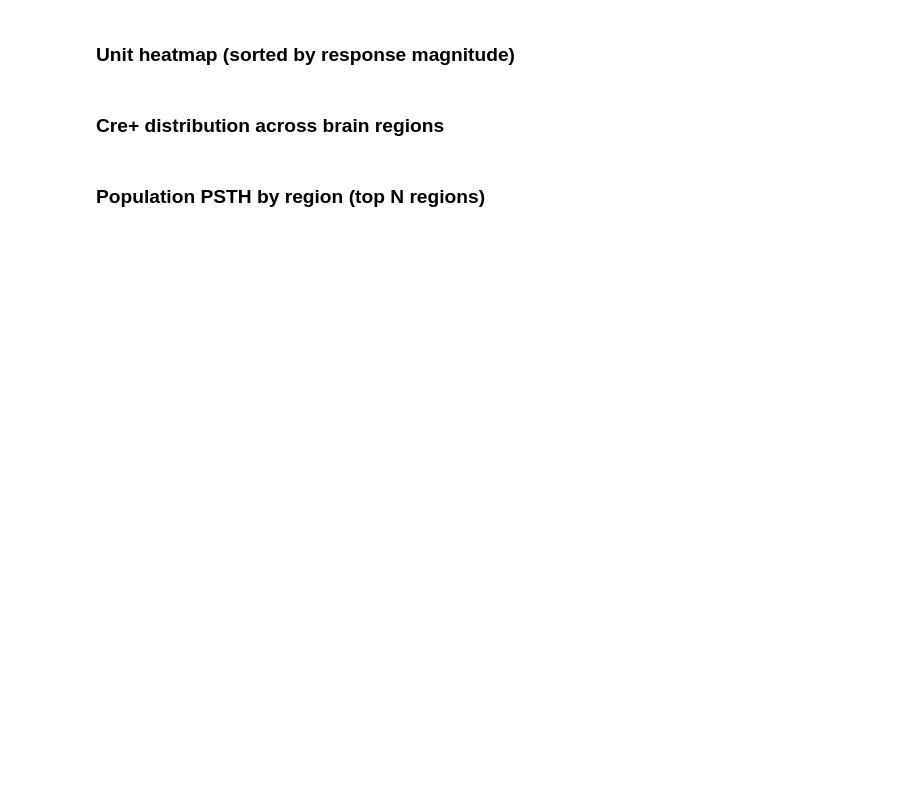
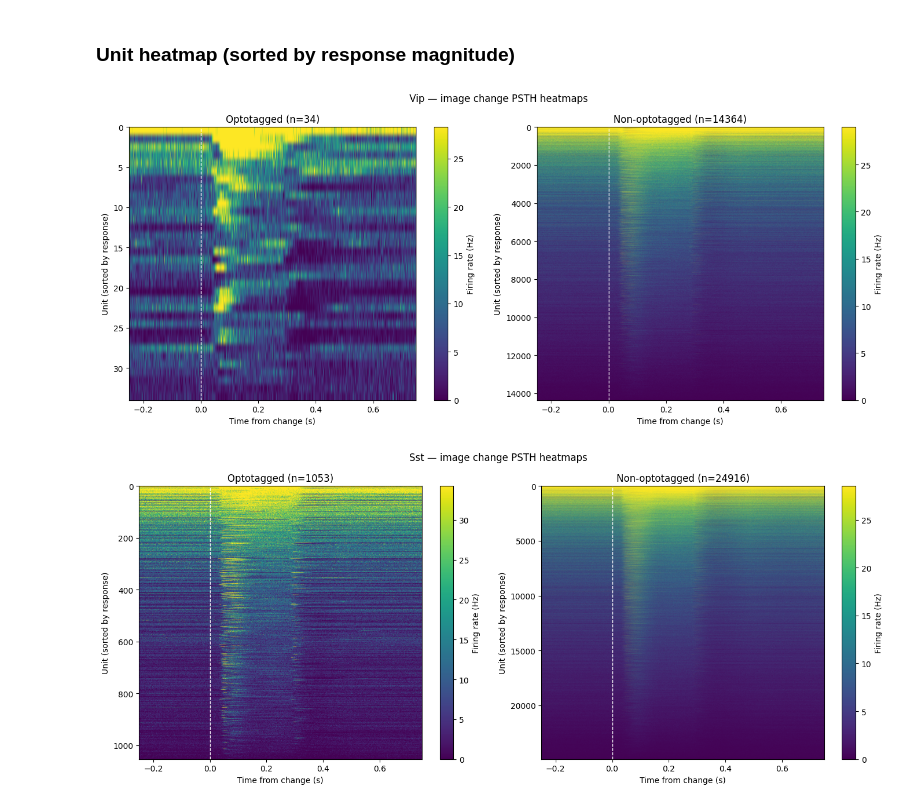
Before and after one commit to jacobposchl/vbn_optotagging_analysis, a Jupyter notebook: notebooks/all_session_analysis.ipynb, the cells around one changed output. Drawn from its saved outputs; the diff is of its cells as text; code cells hidden in the pictures; blank space fills up the shorter version.

```diff
--- a/notebooks/all_session_analysis.ipynb
+++ b/notebooks/all_session_analysis.ipynb
@@ -32,3 +31,23 @@ results_dir = Path(config["results_dir"]) / config_type
 # %%
-all_psths, all_unit_ids, all_units_meta = [], [], []
+data_by_genotype = {}
+for gt, config in configs.items():
+    results_dir = Path(config["results_dir"]) / gt
+    all_psths, all_unit_ids, all_units_meta = [], [], []
+    time_bins = None
+    for npz_path in sorted(results_dir.glob("*.npz")):
+        session_id = int(npz_path.stem)
+        data = np.load(npz_path)
+        meta = pd.read_csv(results_dir / f"{session_id}_units.csv", index_col=0)
+        all_psths.append(data["psth_array"])
+        all_unit_ids.append(data["unit_ids"])
+        all_units_meta.append(meta)
+        if time_bins is None:
+            time_bins = data["time_bins"]
+    if not all_psths:
+        raise FileNotFoundError(f"No .npz files found in {results_dir}")
+    data_by_genotype[gt] = {
+        "all_psths":      all_psths,
+        "all_units_meta": all_units_meta,
+        "time_bins":      time_bins,
+    }
 # %%
@@ -79,10 +120,12 @@ fig = plot_population_psth(
 # %% [markdown]
 ### Unit heatmap (sorted by response magnitude)
 # %%
-fig = plot_psth_heatmaps(
-    psth_opto, psth_non_opto, time_bins,
-    suptitle=f'{genotype} — image change PSTH heatmaps',
-    time_range=(-0.25, 0.75),
-)
+for gt, d in derived.items():
+    fig = plot_psth_heatmaps(
+        d["psth_opto"], d["psth_non_opto"], d["time_bins"],
+        suptitle=f'{gt} — image change PSTH heatmaps',
+        time_range=(-0.25, 0.75),
+    )
+# %% [output]
+[figure, added]
+[figure, added]
-# %% [markdown]
-### Cre+ distribution across brain regions
@@ -93,2 +131,0 @@ fig = plot_cre_fraction_by_region(meta_all, genotype=genotype, min_units=10)
-# %% [markdown]
-### Population PSTH by region (top N regions)
```
Also changed, not shown: parts of 14 cells of this notebook, 5 other files.
